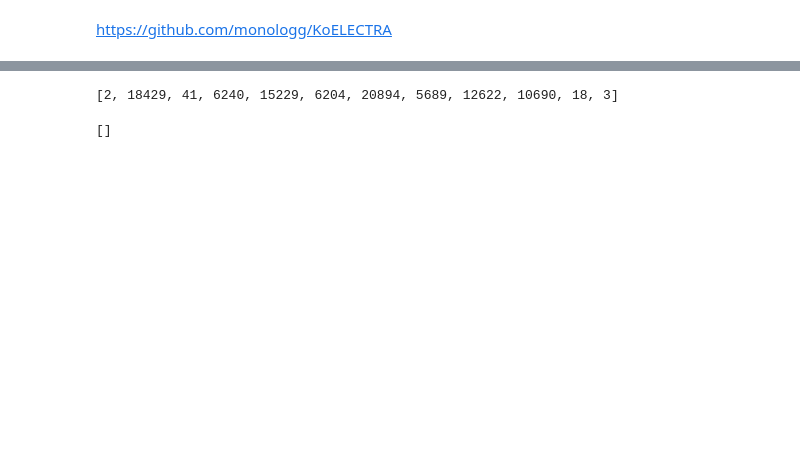
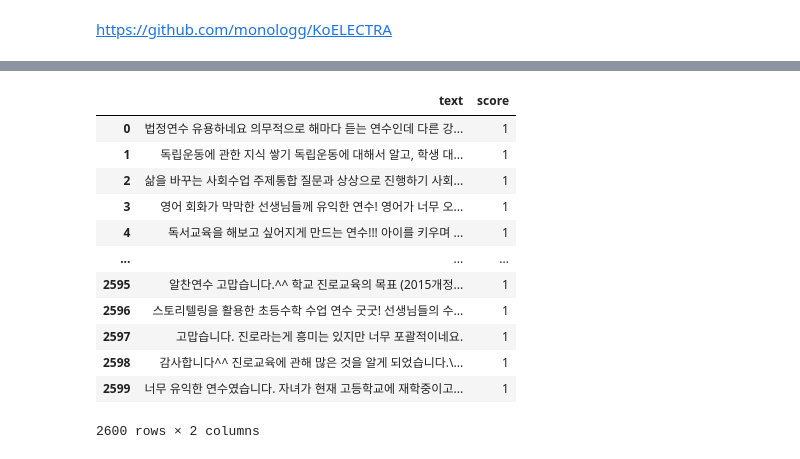
Before and after one commit to lhshs/mini_pjt, a Jupyter notebook: 230727-01_NLP/KoELECTRA.ipynb, the cells around one changed output, grey strips where cells are left out. Cells and saved outputs as stored; diff of their text form; code cells hidden in the pictures; blank space fills up the shorter version.

```diff
--- a/230727-01_NLP/KoELECTRA.ipynb
+++ b/230727-01_NLP/KoELECTRA.ipynb
@@ -16,25 +2,0 @@ tokenizer = ElectraTokenizer.from_pretrained("monologg/koelectra-base-discrimina
-# %%
-# tokenize sample
-tokenizer.tokenize("[CLS] 한국어 ELECTRA를 공유합니다. [SEP]")
-tokenizer.convert_tokens_to_ids(['[CLS]', '한국어', 'E', '##L', '##EC', '##T', '##RA', '##를', '공유', '##합니다', '.', '[SEP]'])
-# %% [output]
-[2, 18429, 41, 6240, 15229, 6204, 20894, 5689, 12622, 10690, 18, 3]
-# %%
-import torch
-from transformers import ElectraForPreTraining, ElectraTokenizer
-
-discriminator = ElectraForPreTraining.from_pretrained("monologg/koelectra-base-discriminator")
-tokenizer = ElectraTokenizer.from_pretrained("monologg/koelectra-base-discriminator")
-
-sentence = "나는 방금 밥을 먹었다."
-fake_sentence = "나는 내일 밥을 먹었다."
-
-fake_tokens = tokenizer.tokenize(fake_sentence)
-fake_inputs = tokenizer.encode(fake_sentence, return_tensors="pt")
-
-discriminator_outputs = discriminator(fake_inputs)
-predictions = torch.round((torch.sign(discriminator_outputs[0]) + 1) / 2)
-
-print(list(zip(fake_tokens, predictions.tolist()[1:-1])))
-# %% [output]
-[]
@@ -40,0 +9,23 @@ print(list(zip(fake_tokens, predictions.tolist()[1:-1])))
+# %%
+ice = pd.read_csv('data/icecream_emot.csv')
+tsh = pd.read_csv('data/sherpa_emot3.csv')
+# %%
+tsh = tsh[['title_comments', 'star']]
+tsh.rename(columns={'title_comments' : 'text', 'star' : 'score'}, inplace=True)
+tsh['score'] = tsh['score'].apply(lambda x : int(x.replace('점','')))
+tsh['score'] = tsh['score'].apply(lambda x : 0 if x == 3 else (1 if x > 3 else -1))
+tsh
+# %% [output]
+|  | text | score |
+| 0 | 법정연수 유용하네요 의무적으로 해마다 듣는 연수인데 다른 강... | 1 |
+| 1 | 독립운동에 관한 지식 쌓기 독립운동에 대해서 알고, 학생 대... | 1 |
+| 2 | 삶을 바꾸는 사회수업 주제통합 질문과 상상으로 진행하기 사회... | 1 |
+| 3 | 영어 회화가 막막한 선생님들께 유익한 연수! 영어가 너무 오... | 1 |
+| 4 | 독서교육을 해보고 싶어지게 만드는 연수!!! 아이를 키우며 ... | 1 |
+| ... | ... | ... |
+| 2595 | 알찬연수 고맙습니다.^^ 학교 진로교육의 목표 (2015개정... | 1 |
+| 2596 | 스토리텔링을 활용한 초등수학 수업 연수 굿굿! 선생님들의 수... | 1 |
+| 2597 | 고맙습니다. 진로라는게 흥미는 있지만 너무 포괄적이네요. | 1 |
+| 2598 | 감사합니다^^ 진로교육에 관해 많은 것을 알게 되었습니다.\... | 1 |
+| 2599 | 너무 유익한 연수였습니다. 자녀가 현재 고등학교에 재학중이고... | 1 |
+2600 rows × 2 columns
```
Also changed, not shown: parts of 9 cells of this notebook, 9 other files.
